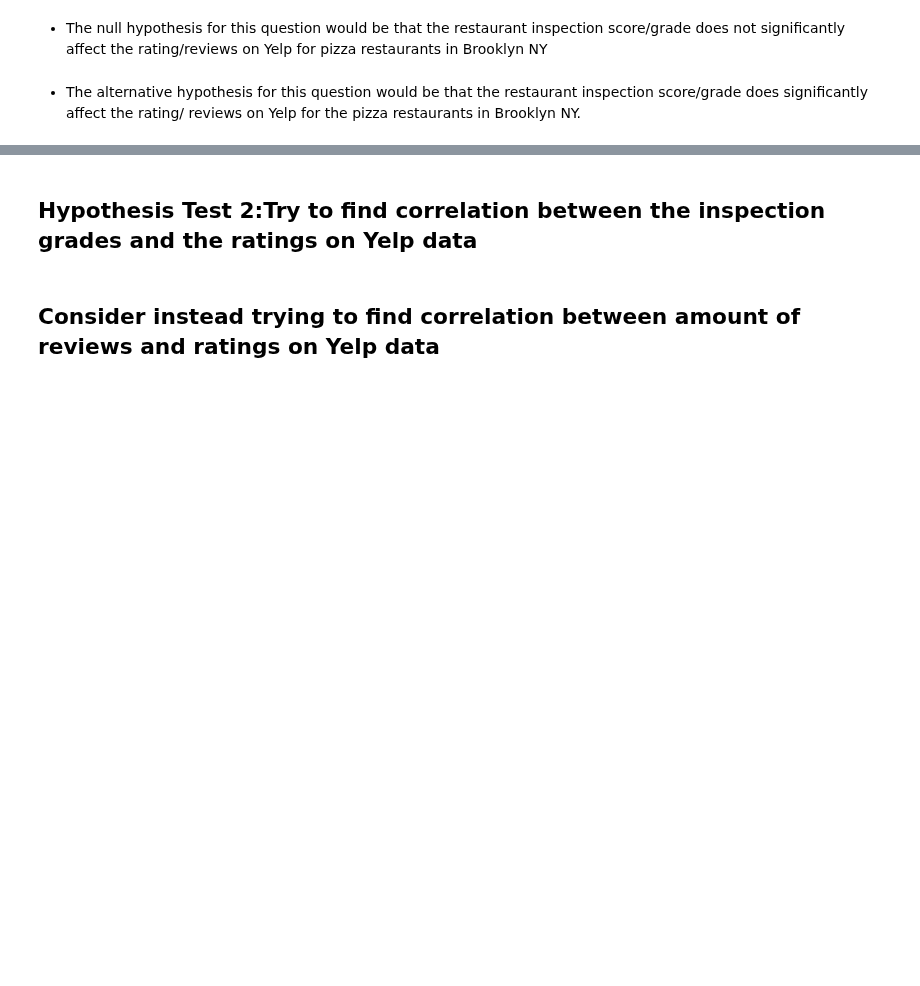
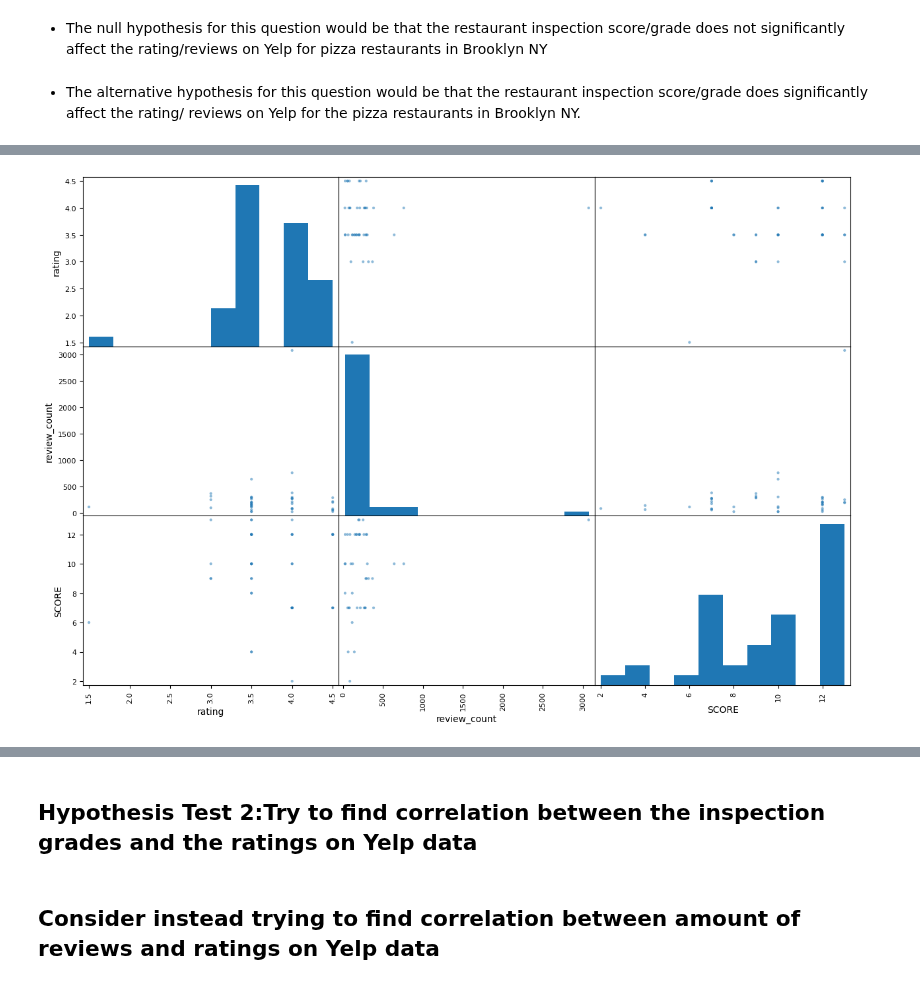
Before and after one commit to JoeBwonKenobi/NYCRestarauntInspections, a Jupyter notebook: Hypothesis Testing.ipynb, the cells around one changed output, grey strips where cells are left out. Saved outputs shown, nothing was run; the diff lists cells and outputs as text; code cells hidden in the pictures; blank space fills up the shorter version.

```diff
--- a/Hypothesis Testing.ipynb
+++ b/Hypothesis Testing.ipynb
@@ -228,3 +325,9 @@ plt.show()
+# %%
+#creates a scatter plot matrix for recent_df
+pd.plotting.scatter_matrix(merged_df[['rating','review_count', 'SCORE']],
+                           figsize=(15, 10));
+# %% [output]
+[figure, added]
 # %%
 # Visualizing the correlation between Inspection scores and Yelp Ratings
 sns.scatterplot(x=merged_df['SCORE'], y=merged_df['rating'])
```
Also changed, not shown: parts of 28 cells of this notebook.
